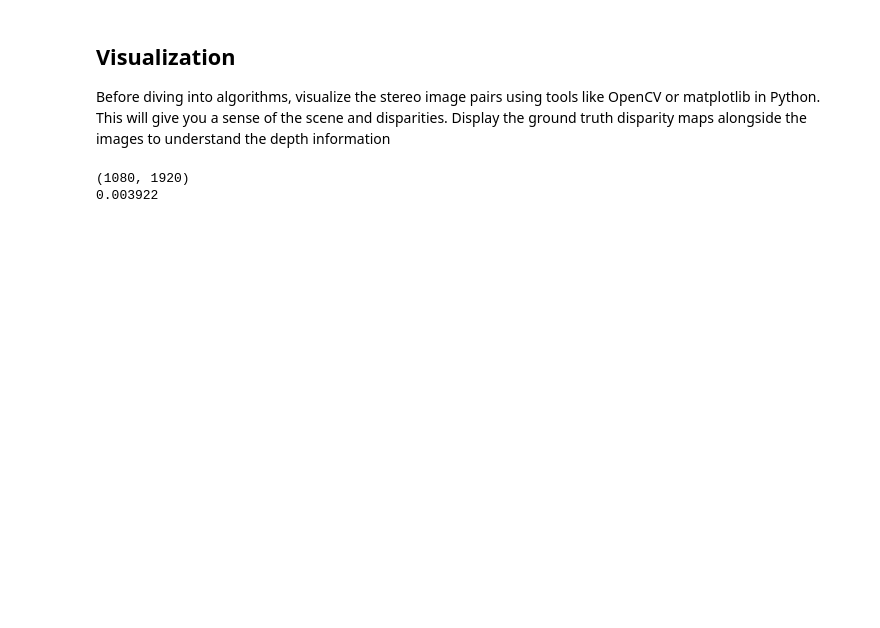
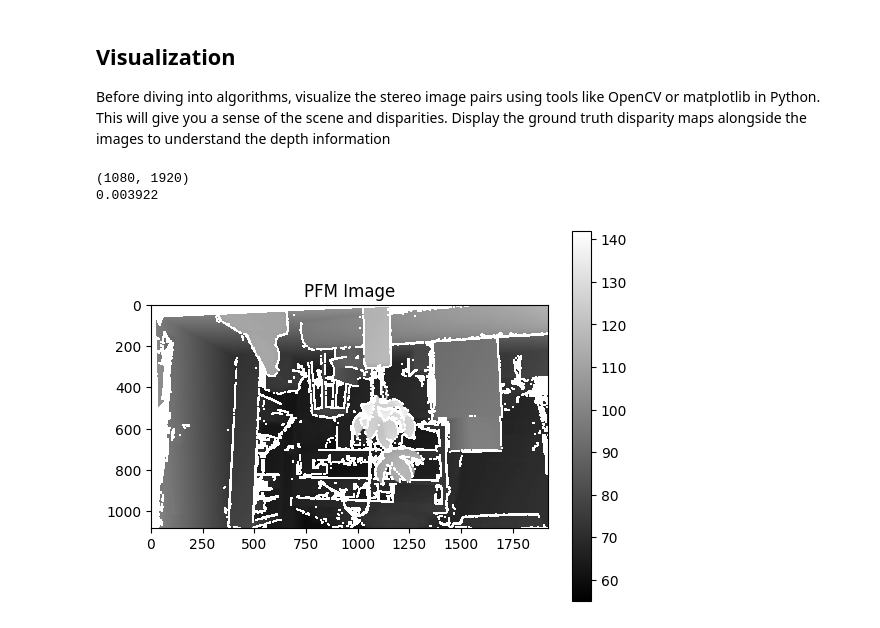
Before and after one commit to hiteshhedwig/visual_odo_max, a Jupyter notebook: roadmap/foundation/src/9_notebook_stereo_depth.ipynb, the cells around one changed output. Saved outputs shown, nothing was run; the diff lists cells and outputs as text; code cells hidden in the pictures; blank space fills up the shorter version.

Commit message:
disparity depth image

```diff
--- a/roadmap/foundation/src/9_notebook_stereo_depth.ipynb
+++ b/roadmap/foundation/src/9_notebook_stereo_depth.ipynb
@@ -56,3 +56,12 @@ print(scale)
 # %% [output]
 (1080, 1920)
 0.003922
+# %%
+import matplotlib.pyplot as plt
+
+plt.imshow(image, cmap='gray')  # Use cmap='gray' if it's a grayscale image
+plt.colorbar()
+plt.title('PFM Image')
+plt.show()
+# %% [output]
+[figure, added]
```
